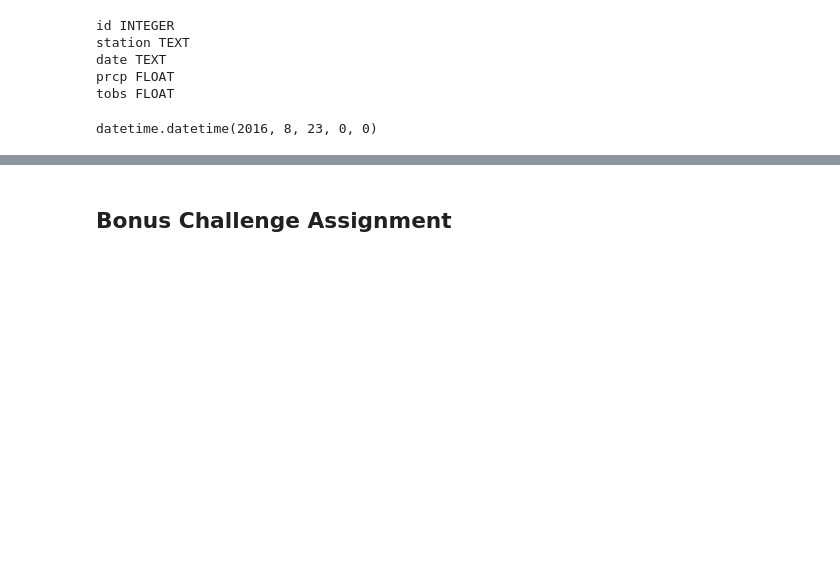
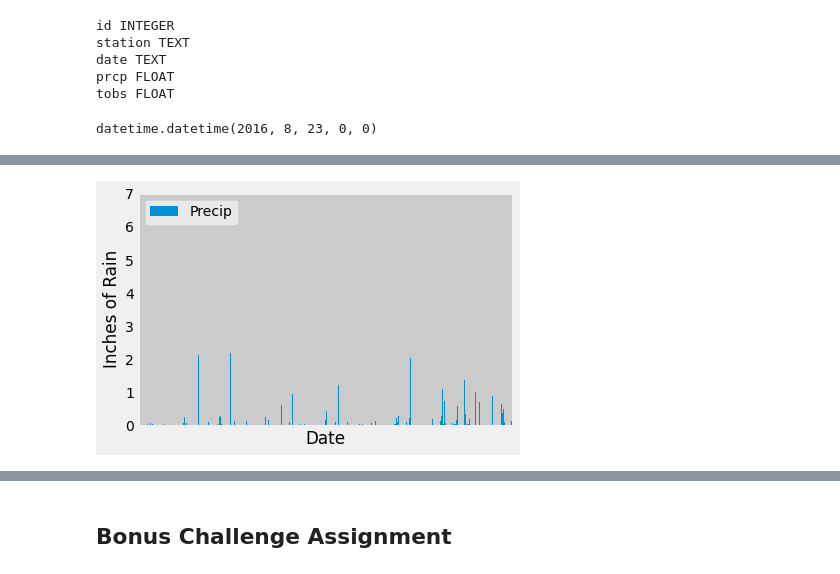
Before and after one commit to byoung11644/SQLAlchemy_Example, a Jupyter notebook: climate_analysis.ipynb, the cells around one changed output, grey strips where cells are left out. Drawn from its saved outputs; the diff is of its cells as text; code cells hidden in the pictures; blank space fills up the shorter version.

```diff
--- a/climate_analysis.ipynb
+++ b/climate_analysis.ipynb
@@ -64,25 +64,15 @@ tobs FLOAT
 
 # Calculate the date 1 year ago from the last data point in the database
 lastDate = session.query(Measurement.date).order_by(Measurement.date.desc()).first()[0]
-lastDateDT = dt.datetime.fromisoformat(lastDate)
-
+lastDateDT = dt.datetime.fromi
 year_query_date = lastDateDT - dt.timedelta(days=365)
 year_query_date
-
-# Save the query results as a Pandas DataFrame and set the index to the date column
-
-# Sort the dataframe by date
-
-# Use Pandas Plotting with Matplotlib to plot the data
-
-
-#strlstdate = str(lastDate[0][0:])
-
-#dt.date(lastDate).strftime("%y")
 # %% [output]
 datetime.datetime(2016, 8, 23, 0, 0)
 # %%
 # Perform a query to retrieve the data and precipitation scores
-session.query(Measurement.date, Measurement.prcp).\
-    filter(Measurement.date <= lastDate).all()
+precip_query = session.query(Measurement.date, Measurement.prcp).\
+                filter(Measurement.date >= year_query_date).all()
+
+precip_query
 # %% [output]
@@ -92,0 +96,5 @@ WHERE measurement.date <= ?]
+# %%
+# Save the query results as a Pandas DataFrame and set the index to the date column
+precip_df = pd.DataFrame(precip_query, columns=['Date', 'Precip'])
+precip_df.set_index('Date', inplace=True)
+precip_df.head()
@@ -93,2 +144,17 @@ WHERE measurement.date <= ?]
+# %%
+# Use Pandas Plotting with Matplotlib to plot the data
+ax = precip_df.plot.bar()
+
+xticks = ax.xaxis.get_major_ticks()
+for i, tick in enumerate(xticks):
+    if (i % 5) != 0:
+        tick.set_visible(False)
+plt.tick_params(axis='x', bottom=False, labelbottom=False)
+
+plt.xlabel("Date")
+plt.ylabel("Inches of Rain")
+plt.show()
+# %% [output]
+[figure, added]
 # %%
 # Use Pandas to calcualte the summary statistics for the precipitation data
```
Also changed, not shown: parts of 8 cells of this notebook.
